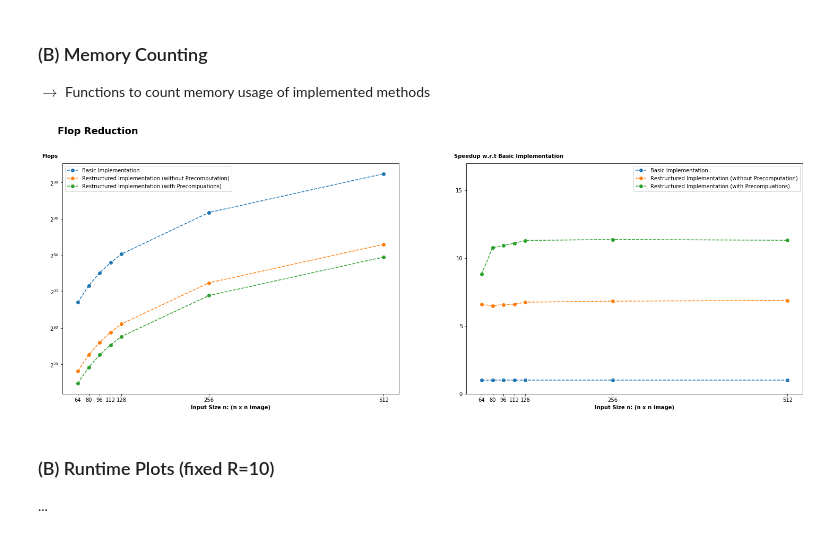
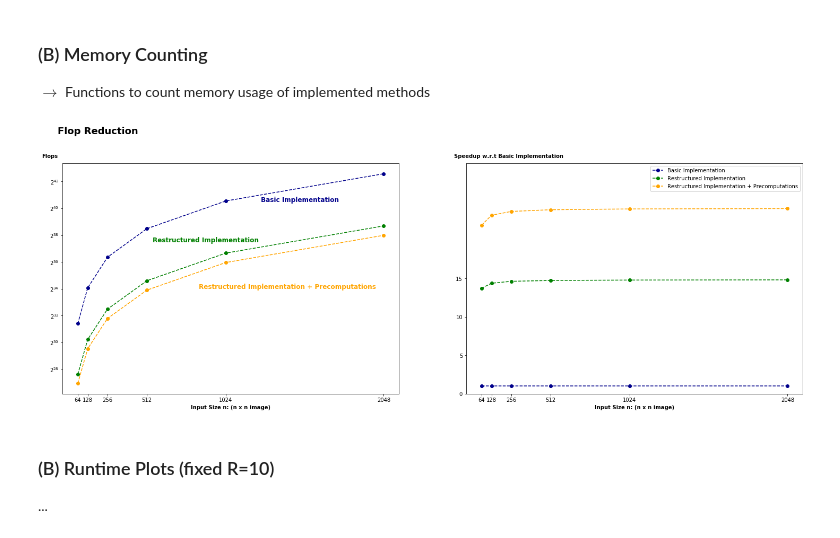
Before and after one commit to ninodimontalcino/advanced-denoising-mcrenderings, a Jupyter notebook: analysis/PerformanceAnalysis.ipynb, the cells around one changed output. Saved outputs shown, nothing was run; the diff lists cells and outputs as text; code cells hidden in the pictures.

```diff
--- a/analysis/PerformanceAnalysis.ipynb
+++ b/analysis/PerformanceAnalysis.ipynb
@@ -329,17 +329,11 @@ def restructured_no_precomp_mem(n):
 # %%
 # Plot showing FLOP reduction for fixed R=10
 R = 10
-n = np.array([64, 80, 96, 112, 128, 256, 512])
+n = np.array([64, 128, 256, 512, 1024, 2048])
 
 method = ["Basic Implementation",
-          "Restructured Implementation (without Precomputation)",
-          "Restructured Implementation (with Precompuations)"]
-
-measured_cycles = [
-    [2.72e9, 4.59e9, 7.50e9, 1.11e10, 1.56e10, 7.65e10, 3.43e11],
-    [4.13e8, 7.07e8, 1.14e9, 1.68e9, 2.31e9, 1.12e10, 4.98e10],
-    [3.08e8, 4.26e8, 6.86e8, 1.00e9, 1.38e9, 6.72e9, 3.03e10]
-]
+          "Restructured Implementation ",
+          "Restructured Implementation + Precomputations"]
 
 flop_counters = [basic, restructured_without_precomp, restructured_with_precomp]
 
@@ -355,8 +349,8 @@ for i, size in enumerate(n):
     flops[0][i] = np.sum(flop_counters[0](size, R))
     flops_improvement[0][i] = 1
 
-axs[0].plot(n, flops[0], 'o--', label=method[0])
-axs[1].plot(n, flops_improvement[0], 'o--', label=method[0])
+axs[0].plot(n, flops[0], 'o--', label=method[0], color=colors[0])
+axs[1].plot(n, flops_improvement[0], 'o--', label=method[0], color=colors[0])
 
 ## --------------------------------------------------------------
 # Compute Flops and Improvement Factor for more advanced Methods
@@ -364,42 +358,44 @@ axs[1].plot(n, flops_improvement[0], 'o--', label=method[0])
 for m, m_name in enumerate(method[1:]):
     for i, size in enumerate(n):
         flops[m+1][i] = np.sum(flop_counters[m+1](size, R))
-        #flops_improvement[m+1][i] = flops[0][i] / flops[m+1][i]
-        flops_improvement[m+1][i] = measured_cycles[0][i] / measured_cycles[m+1][i]
+        flops_improvement[m+1][i] = flops[0][i] / flops[m+1][i]
 
     # Plot flops and flop speedup factor
-    axs[0].plot(n, flops[m+1], 'o--', label=m_name)
-    axs[1].plot(n, flops_improvement[m+1], 'o--', label=m_name)
+    axs[0].plot(n, flops[m+1], 'o--', label=m_name, color=colors[m+1])
+    axs[1].plot(n, flops_improvement[m+1], 'o--', label=m_name, color=colors[m+1])
 
 ## ---------------------
 # Customize Plot
 ## ---------------------
 
 suptitle = plt.suptitle("Flop Reduction", x=0.12, y=1., fontsize=18, ha='left', fontweight='bold')
 
 # Subplot 1
 axs[0].set_ylabel("Flops", fontweight='bold', rotation=0, position=(0,1.02), labelpad=-0)
 axs[0].set_xlabel("Input Size n: (n x n image)", fontweight='bold')
 axs[0].set_xticks(n)
 axs[0].set_yticks(np.arange(24, 48, step=4))
 axs[0].set_yscale('log', basey=2)
+axs[0].text(1250, 2**40.5, method[0], color=colors[0], fontsize=12, fontweight='bold')
+axs[0].text(550, 2**37.5, method[1], color=colors[1], fontsize=12, fontweight='bold')
+axs[0].text(850, 2**34, method[2], color=colors[2], fontsize=12, fontweight='bold')
 
 # Subplot 2
 axs[1].set_ylabel("Speedup w.r.t Basic Implementation", fontweight='bold', rotation=0, position=(0,1.02), labelpad=-100)
 axs[1].set_xlabel("Input Size n: (n x n image)", fontweight='bold')
-axs[1].set_ylim(0,17)
-#axs[1].set_ylim(0,22)
+#axs[1].set_ylim(0,17)
+axs[1].set_ylim(0,30)
 axs[1].set_xticks(n)
 axs[1].set_yticks(np.arange(0, 17, step=5))
 #axs[1].set_yticks(np.arange(0, 22, step=5))
 
 
-axs[0].legend()
+#axs[0].legend()
 axs[1].legend()
 
 fig.savefig('flop_reduction',bbox_inches='tight',bbox_extra_artists=[suptitle])
 # %% [output]
-[figure, old version]
+[figure, new version]
 # %% [markdown]
 ### (B) Runtime Plots (fixed R=10)
 ...
```
Also changed, not shown: parts of 11 cells of this notebook, 5 other files.
